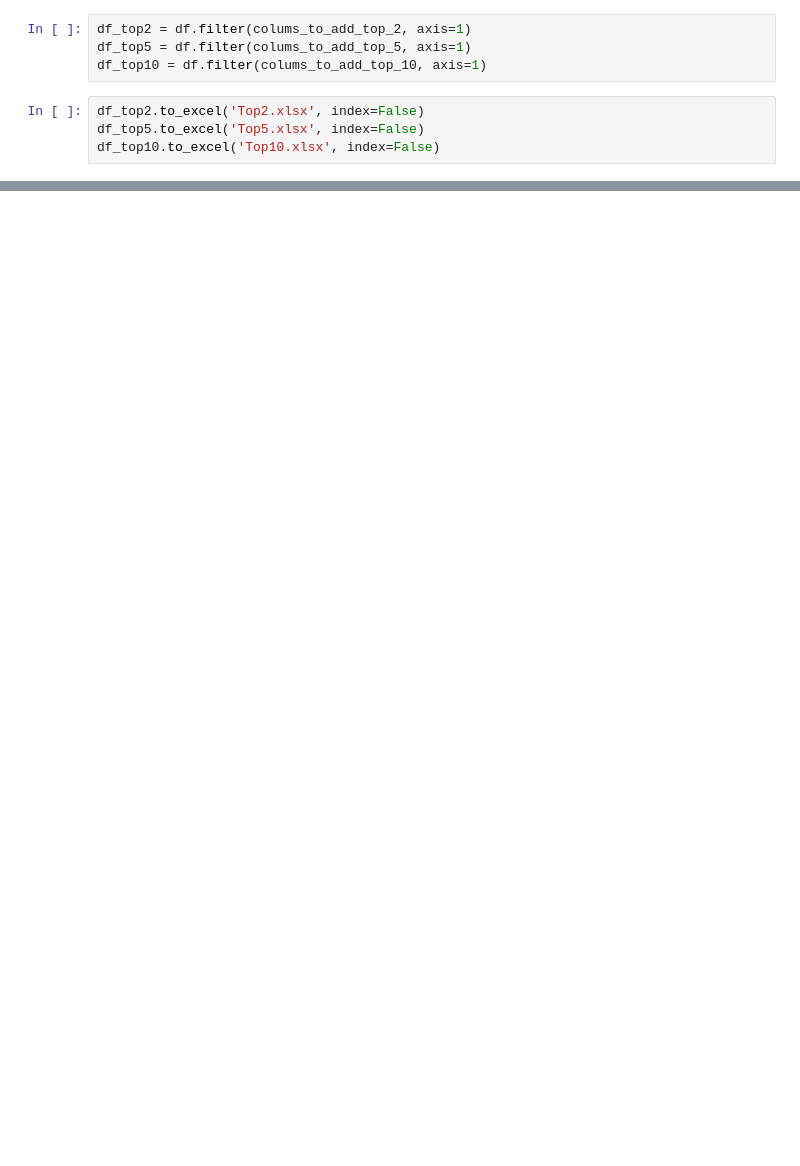
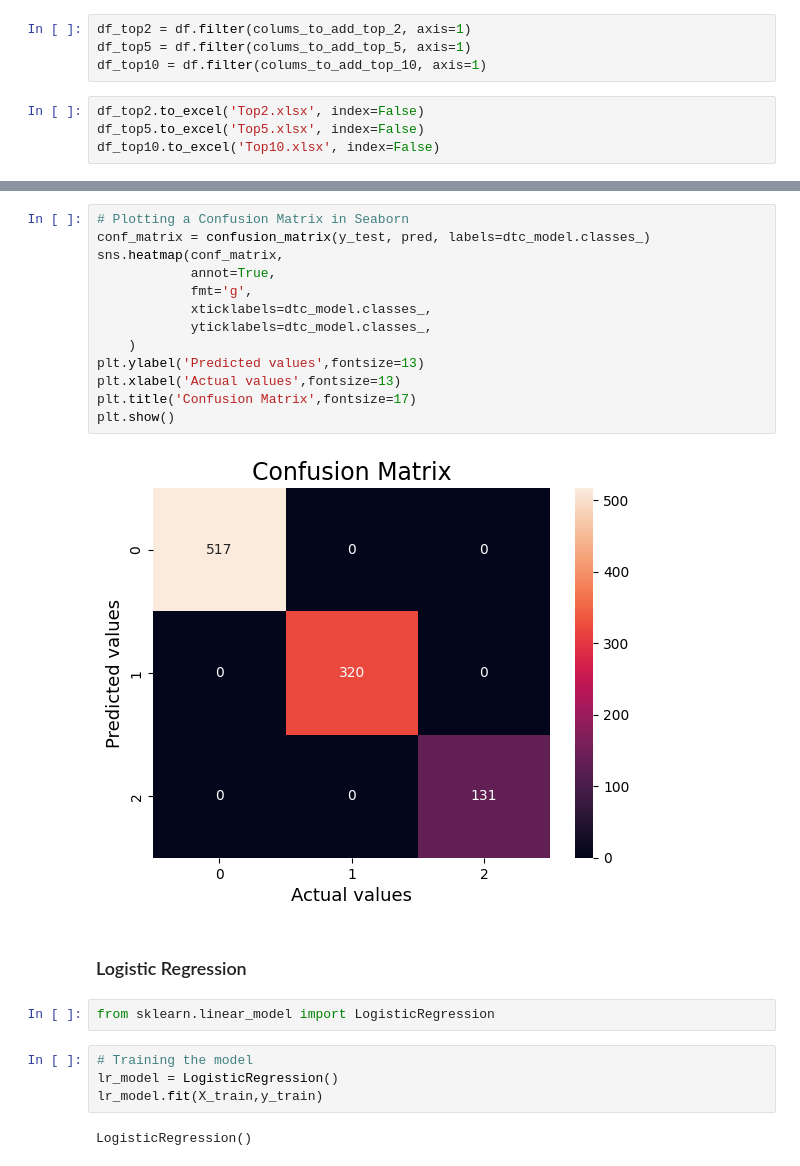
Before and after one commit to poojameledath/F20DL_Group_5_DMML_Portfolio, a Jupyter notebook: Lab3/Feature_Selection.ipynb, the cells around one changed output, grey strips where cells are left out. Cells and saved outputs as stored; diff of their text form; blank space fills up the shorter version.

```diff
--- a/Lab3/Feature_Selection.ipynb
+++ b/Lab3/Feature_Selection.ipynb
@@ -199,0 +330,25 @@ df_top10.to_excel('Top10.xlsx', index=False)
+# %%
+# Plotting a Confusion Matrix in Seaborn
+conf_matrix = confusion_matrix(y_test, pred, labels=dtc_model.classes_)
+sns.heatmap(conf_matrix,
+            annot=True,
+            fmt='g',
+            xticklabels=dtc_model.classes_,
+            yticklabels=dtc_model.classes_,
+    )
+plt.ylabel('Predicted values',fontsize=13)
+plt.xlabel('Actual values',fontsize=13)
+plt.title('Confusion Matrix',fontsize=17)
+plt.show()
+# %% [output]
+[figure, added]
+# %% [markdown]
+### Logistic Regression
+# %%
+from sklearn.linear_model import LogisticRegression
+# %%
+# Training the model
+lr_model = LogisticRegression()
+lr_model.fit(X_train,y_train)
+# %% [output]
+LogisticRegression()
```
Also changed, not shown: parts of 42 cells of this notebook, 3 other files.
